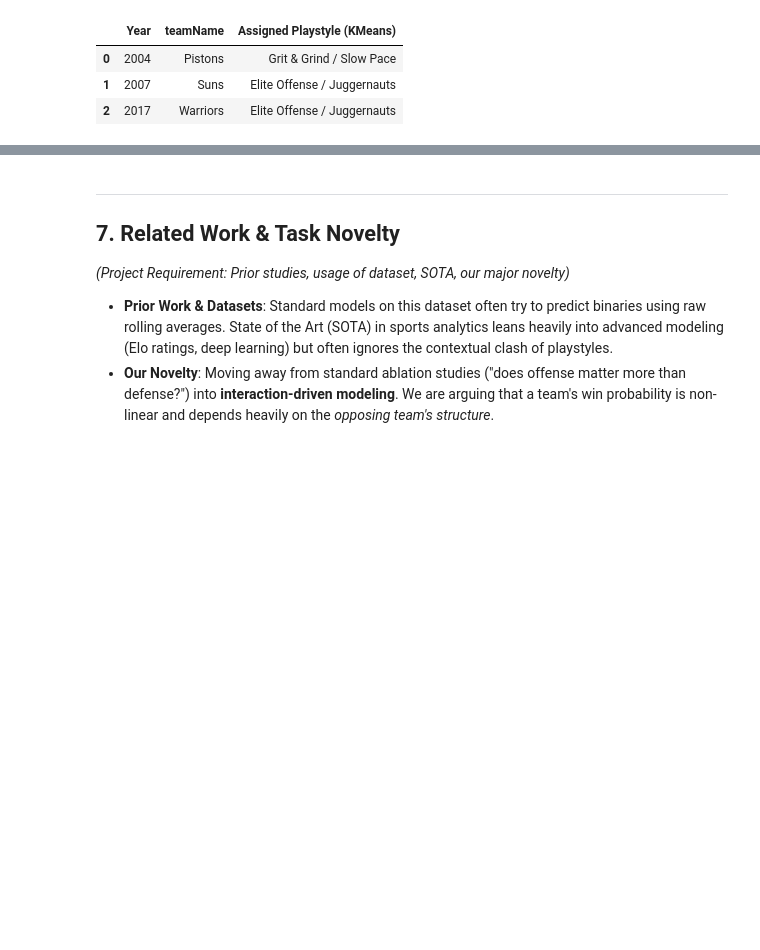
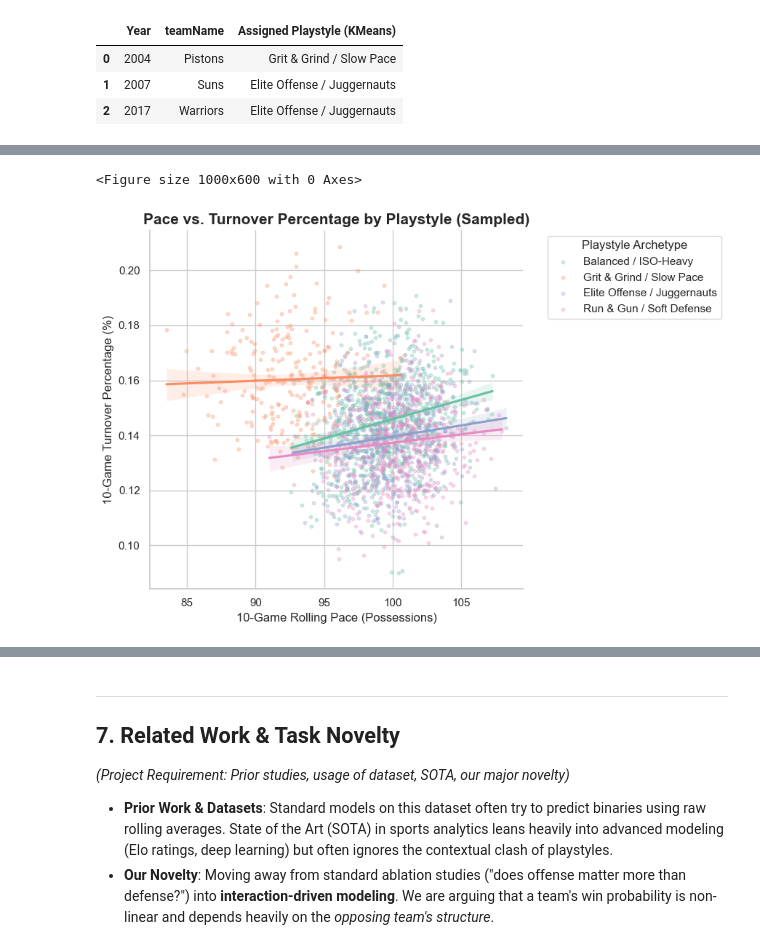
Before and after one commit to RaghavDewangan/dsc_148_final, a Jupyter notebook: NBA_Style_Matchup.ipynb, the cells around one changed output, grey strips where cells are left out. Cells and saved outputs as stored; diff of their text form; code cells hidden in the pictures; blank space fills up the shorter version.

```diff
--- a/NBA_Style_Matchup.ipynb
+++ b/NBA_Style_Matchup.ipynb
@@ -231,0 +335,25 @@ historic_validation.rename(columns={'playstyle_name': 'Assigned Playstyle (KMean
+# %%
+plt.figure(figsize=(10, 6))
+g = sns.lmplot(
+    data=nba_team_stats_df.sample(frac=0.1, random_state=42), # Using 10% sample for better rendering
+    x=f'pace_rolling_{window}',
+    y=f'teamTurnoverPercentage_rolling_{window}',
+    hue='playstyle_name',
+    scatter_kws={'alpha':0.3, 's':10},
+    aspect=1.5,
+    height=6,
+    palette='Set2',
+    legend=False
+)
+plt.title('Pace vs. Turnover Percentage by Playstyle (Sampled)', fontsize=15, fontweight='bold')
+plt.xlabel(f'10-Game Rolling Pace (Possessions)', fontsize=12)
+plt.ylabel(f'10-Game Turnover Percentage (%)', fontsize=12)
+
+# Reposition the legend to be clearer
+plt.legend(title='Playstyle Archetype', bbox_to_anchor=(1.05, 1), loc='upper left', frameon=True)
+
+plt.tight_layout()
+plt.show()
+# %% [output]
+<Figure size 1000x600 with 0 Axes>
+[figure, added]
```
Also changed, not shown: parts of 8 cells of this notebook.
